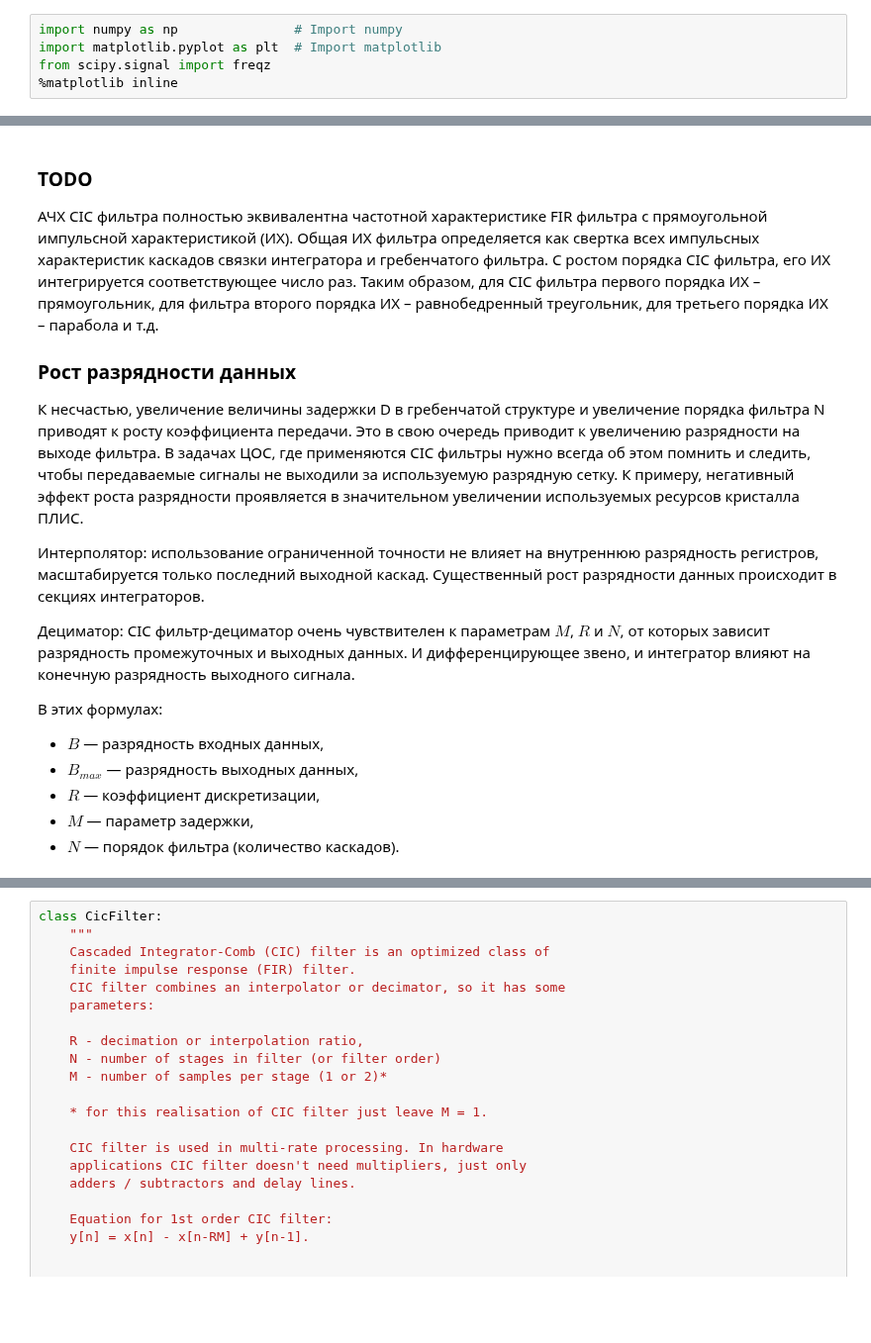
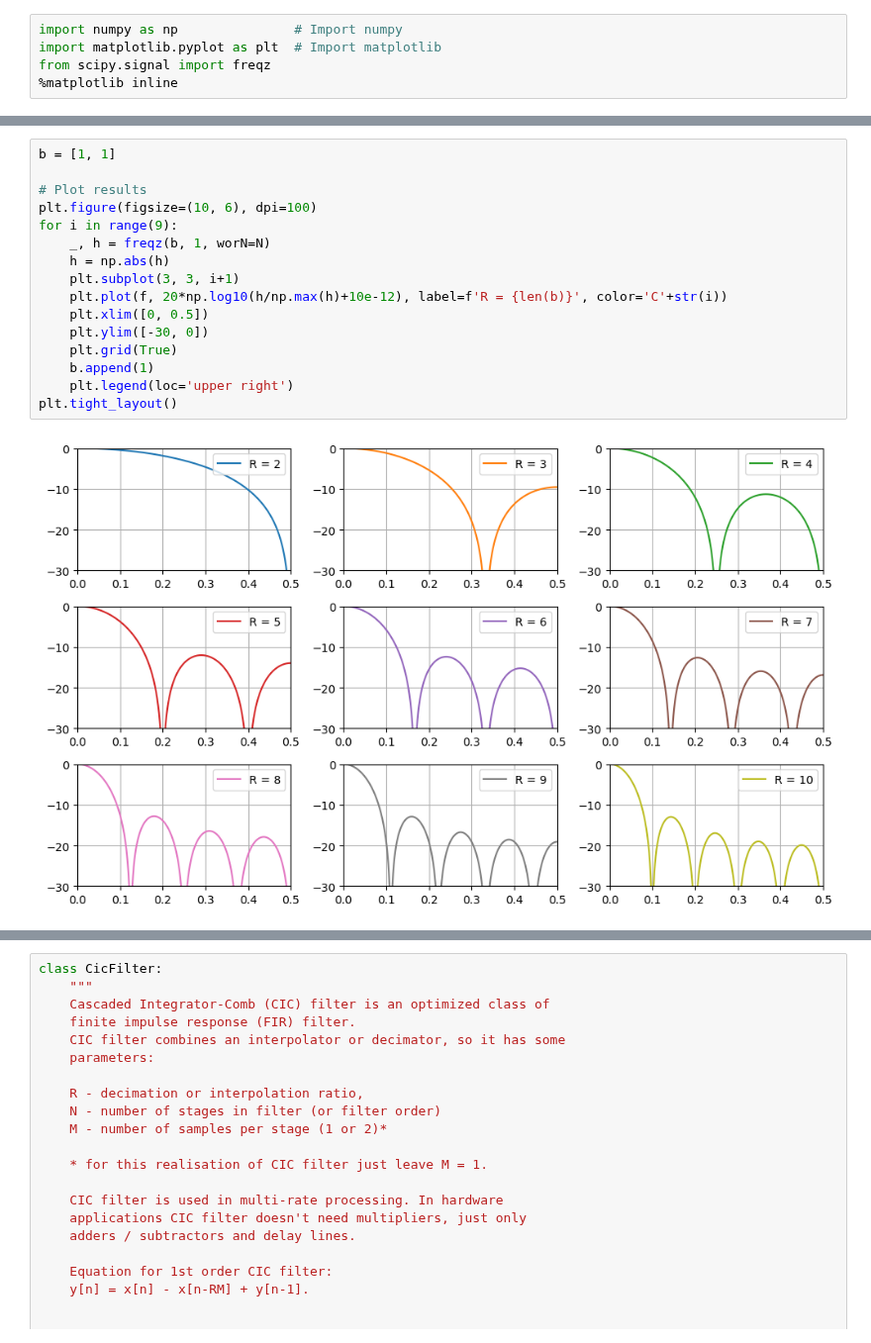
Before and after one commit to hukenovs/dsp-theory, a Jupyter notebook: src/dsp_theory_8_resampling.ipynb, the cells around one changed output, grey strips where cells are left out. Shown at 99% size. Drawn from its saved outputs; the diff is of its cells as text; blank space fills up the shorter version.

```diff
--- a/src/dsp_theory_8_resampling.ipynb
+++ b/src/dsp_theory_8_resampling.ipynb
@@ -131,20 +135,18 @@ plt.tight_layout()
-# %% [markdown]
-### TODO
-
-АЧХ CIC фильтра полностью эквивалентна частотной характеристике FIR фильтра с прямоугольной импульсной характеристикой (ИХ). Общая ИХ фильтра определяется как свертка всех импульсных характеристик каскадов связки интегратора и гребенчатого фильтра. С ростом порядка CIC фильтра, его ИХ интегрируется соответствующее число раз. Таким образом, для CIC фильтра первого порядка ИХ – прямоугольник, для фильтра второго порядка ИХ – равнобедренный треугольник, для третьего порядка ИХ – парабола и т.д.
-
-
-### Рост разрядности данных
-
-К несчастью, увеличение величины задержки D в гребенчатой структуре и увеличение порядка фильтра N приводят к росту коэффициента передачи. Это в свою очередь приводит к увеличению разрядности на выходе фильтра. В задачах ЦОС, где применяются CIC фильтры нужно всегда об этом помнить и следить, чтобы передаваемые сигналы не выходили за используемую разрядную сетку. К примеру, негативный эффект роста разрядности проявляется в значительном увеличении используемых ресурсов кристалла ПЛИС.
-
-Интерполятор: использование ограниченной точности не влияет на внутреннюю разрядность регистров, масштабируется только последний выходной каскад. Существенный рост разрядности данных происходит в секциях интеграторов.
-
-Дециматор: CIC фильтр-дециматор очень чувствителен к параметрам $M$, $R$ и $N$, от которых зависит разрядность промежуточных и выходных данных. И дифференцирующее звено, и интегратор влияют на конечную разрядность выходного сигнала.
-
-В этих формулах:
-- $B$ — разрядность входных данных,
-- $B_{max}$ — разрядность выходных данных,
-- $R$ — коэффициент дискретизации,
-- $M$ — параметр задержки,
-- $N$ — порядок фильтра (количество каскадов).
+# %%
+b = [1, 1]
+
+# Plot results
+plt.figure(figsize=(10, 6), dpi=100)
+for i in range(9):
+    _, h = freqz(b, 1, worN=N)
+    h = np.abs(h)
+    plt.subplot(3, 3, i+1)
+    plt.plot(f, 20*np.log10(h/np.max(h)+10e-12), label=f'R = {len(b)}', color='C'+str(i))
+    plt.xlim([0, 0.5])
+    plt.ylim([-30, 0])
+    plt.grid(True)
+    b.append(1)
+    plt.legend(loc='upper right')
+plt.tight_layout()
+# %% [output]
+[figure, added]
```
Also changed, not shown: parts of 13 cells of this notebook, 1 other file.
